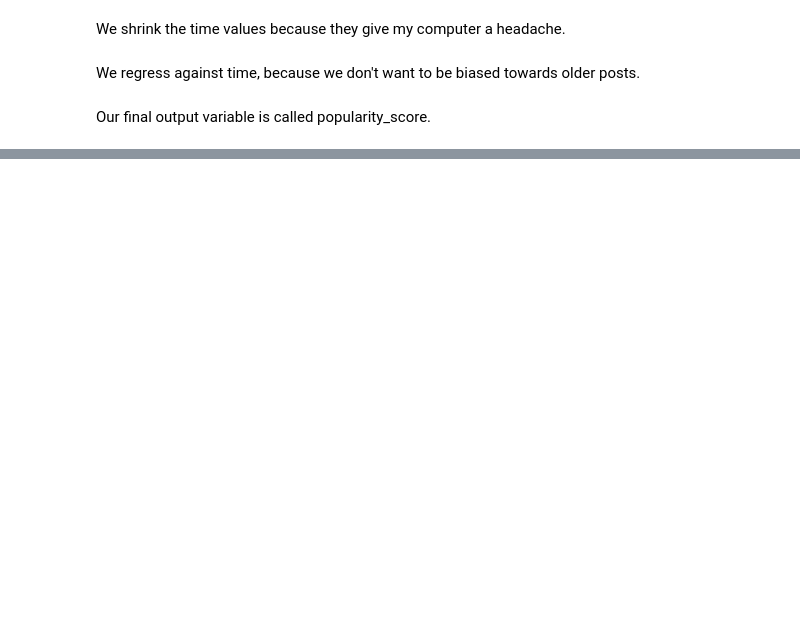
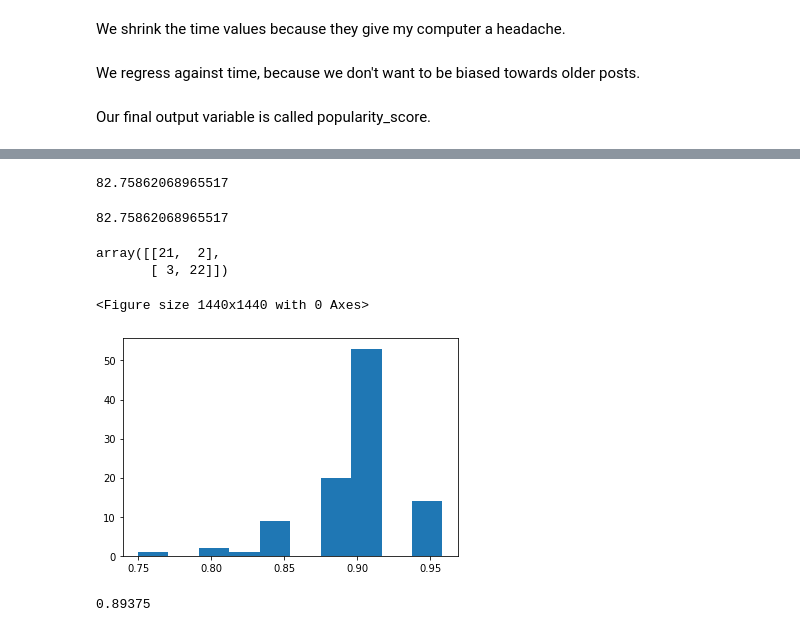
Before and after one commit to 404notfound-erdosbootcampproject/reddit_analysis, a Jupyter notebook: Let's make a good output variable.ipynb, the cells around one changed output, grey strips where cells are left out. Cells and saved outputs as stored; diff of their text form; code cells hidden in the pictures; blank space fills up the shorter version.

```diff
--- a/Let's make a good output variable.ipynb
+++ b/Let's make a good output variable.ipynb
@@ -117,0 +144,55 @@ plt.show()
+# %%
+from sklearn.ensemble import RandomForestClassifier
+from sklearn.model_selection import train_test_split
+from sklearn.metrics import confusion_matrix
+
+X_train, X_test, y_train, y_test = train_test_split(X, y,
+                                                    test_size=0.3,
+                                                    random_state=6)
+
+clf = RandomForestClassifier(max_depth = 4, random_state=614)
+
+clf.fit(X_train,y_train.ravel())
+
+100*get_acc(clf,X_test,y_test.ravel())
+# %% [output]
+82.75862068965517
+# %%
+from sklearn import tree
+from sklearn.tree import DecisionTreeClassifier
+
+tree_clf = DecisionTreeClassifier(random_state = 100,max_depth=2)
+
+plt.figure(figsize = (20,20))
+
+## Plot the fitted tree
+fig = tree_clf.fit(X_train, y_train)
+## tree.plot_tree(fig,filled = True,max_depth=1)
+## plt.show()
+print(100*get_acc(fig,X_test,y_test.ravel()))
+
+X_train, X_test, y_train, y_test = train_test_split(X, y,
+                                                    test_size=0.5,
+                                                    random_state=29)
+confusion_matrix(y_test, fig.predict(X_test))
+# %% [output]
+82.75862068965517
+array([[21,  2],
+       [ 3, 22]])
+<Figure size 1440x1440 with 0 Axes>
+# %%
+n=100
+accuracy = np.zeros(n)
+
+for i in range(0,n):
+    X_train, X_test, y_train, y_test = train_test_split(X, y,
+                                                    test_size=0.5,
+                                                    random_state=i)
+    fig = tree_clf.fit(X_train, y_train)
+    accuracy[i] = get_acc(fig,X_test,y_test.ravel())
+plt.hist(accuracy)
+plt.show()
+accuracy.mean()
+# %% [output]
+[figure, added]
+0.89375
```
Also changed, not shown: parts of 8 cells of this notebook.
